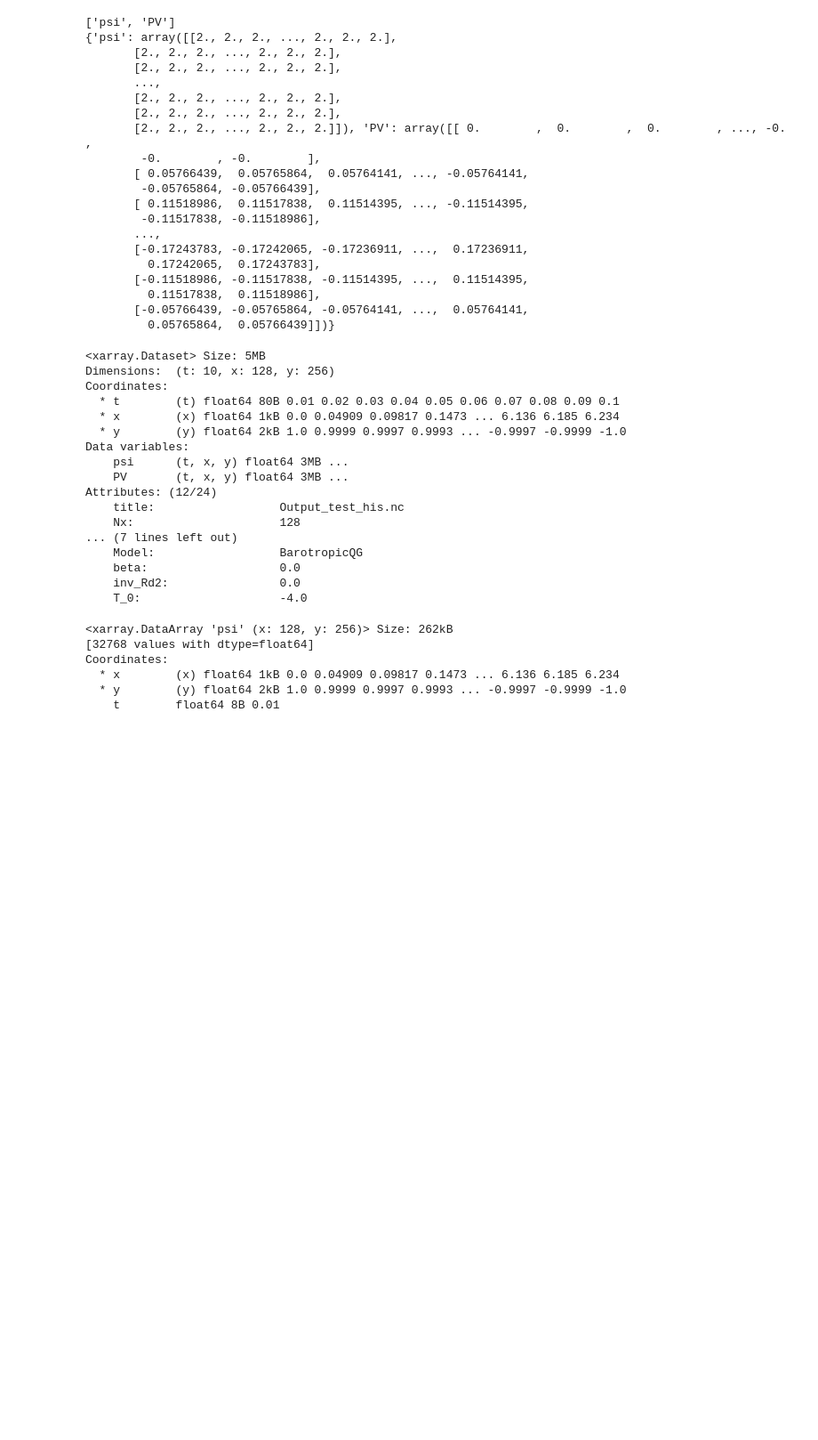
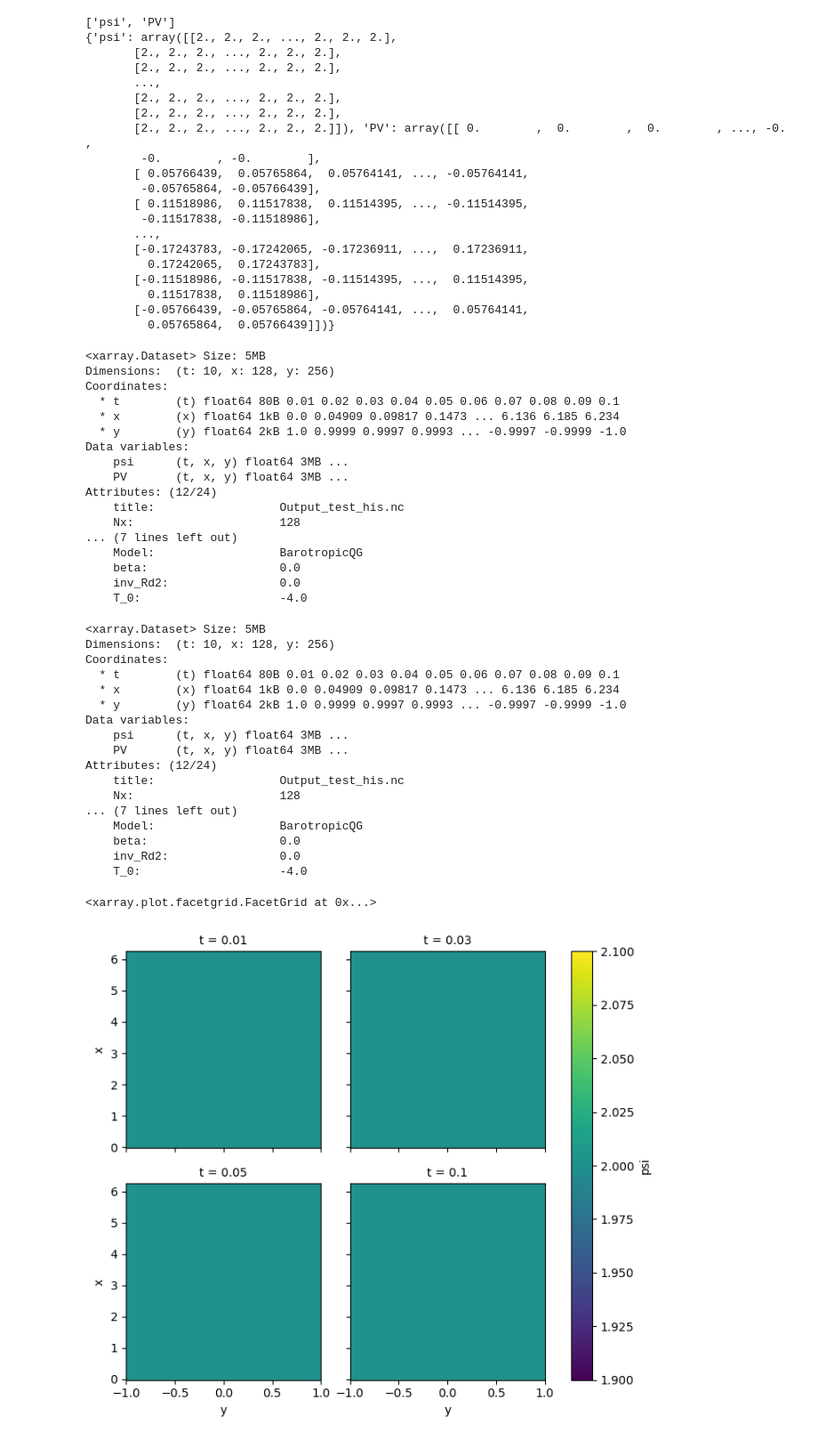
Before and after one commit to personne30003/pyTQG, a Jupyter notebook: Tests_notebooks/Grid_State_test.ipynb, the cells around one changed output. Shown at 89% size. Drawn from its saved outputs; the diff is of its cells as text; code cells hidden in the pictures; blank space fills up the shorter version.

```diff
--- a/Tests_notebooks/Grid_State_test.ipynb
+++ b/Tests_notebooks/Grid_State_test.ipynb
@@ -714,30 +714,43 @@ print(QG_BT.State.fields_values)
 # %%
 ds_his = xr.open_dataset('Output_test_his.nc')
 ipd.display(ds_his)
 ds_his.close()
-
-ipd.display(ds_his['psi'].isel(t=0))
+ipd.display(ds_his)
+ds_his['psi'].isel(t=[0, 2, 4, 9]).plot.pcolormesh(col = 't', col_wrap = 2)
 # %% [output]
 <xarray.Dataset> Size: 5MB
 Dimensions:  (t: 10, x: 128, y: 256)
 Coordinates:
   * t        (t) float64 80B 0.01 0.02 0.03 0.04 0.05 0.06 0.07 0.08 0.09 0.1
   * x        (x) float64 1kB 0.0 0.04909 0.09817 0.1473 ... 6.136 6.185 6.234
   * y        (y) float64 2kB 1.0 0.9999 0.9997 0.9993 ... -0.9997 -0.9999 -1.0
 Data variables:
     psi      (t, x, y) float64 3MB ...
     PV       (t, x, y) float64 3MB ...
 Attributes: (12/24)
     title:                  Output_test_his.nc
     Nx:                     128
 ... (7 lines left out)
     Model:                  BarotropicQG
     beta:                   0.0
     inv_Rd2:                0.0
     T_0:                    -4.0
-<xarray.DataArray 'psi' (x: 128, y: 256)> Size: 262kB
-[32768 values with dtype=float64]
+<xarray.Dataset> Size: 5MB
+Dimensions:  (t: 10, x: 128, y: 256)
 Coordinates:
+  * t        (t) float64 80B 0.01 0.02 0.03 0.04 0.05 0.06 0.07 0.08 0.09 0.1
   * x        (x) float64 1kB 0.0 0.04909 0.09817 0.1473 ... 6.136 6.185 6.234
   * y        (y) float64 2kB 1.0 0.9999 0.9997 0.9993 ... -0.9997 -0.9999 -1.0
-    t        float64 8B 0.01
+Data variables:
+    psi      (t, x, y) float64 3MB ...
+    PV       (t, x, y) float64 3MB ...
+Attributes: (12/24)
+    title:                  Output_test_his.nc
+    Nx:                     128
+... (7 lines left out)
+    Model:                  BarotropicQG
+    beta:                   0.0
+    inv_Rd2:                0.0
+    T_0:                    -4.0
+<xarray.plot.facetgrid.FacetGrid at 0x...>
+[figure, added]
```
Also changed, not shown: parts of 2 cells of this notebook, 5 other files.
